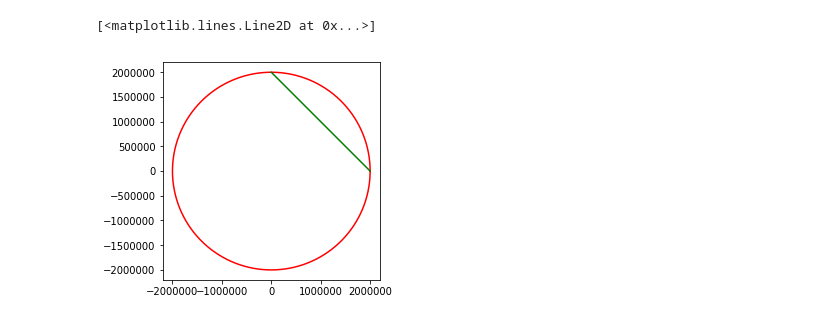
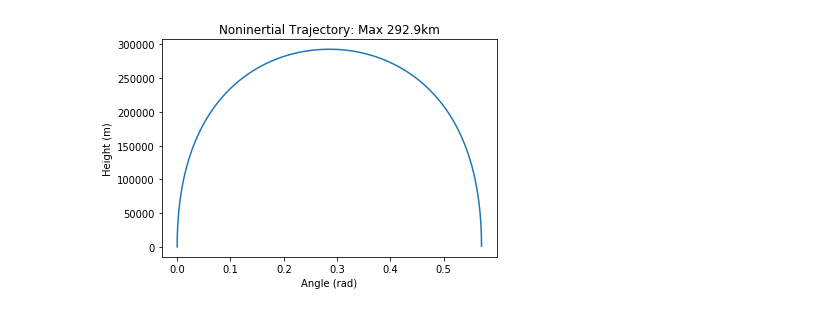
Before and after one commit to austinbeauch/thirdyearphys, a Jupyter notebook: 321A/A4_Beauchamp.ipynb, the cells around one changed output. Cells and saved outputs as stored; diff of their text form; code cells hidden in the pictures.

```diff
--- a/321A/A4_Beauchamp.ipynb
+++ b/321A/A4_Beauchamp.ipynb
@@ -6,7 +6,5 @@ from scipy.interpolate import interp1d
 # %%
 def dy_dt(y, t, omega, fcf):
     y1, y2, y3, y4 = y
-    if abs(y1) < 1e-12:
-        y1 = eps
     return [y2, 2*omega*y1*y4 + y1*(fcf * omega**2 + y4**2), y4, -(2*y2/y1)*(omega+y4)]
 # %%
@@ -81,11 +67,20 @@ plt.show()
-# %%
-plt.figure(2)
-ax = plt.axes()
-ax.set_aspect(1)
-
-plt.plot(xcirc, ycirc, 'r')
-xx = np.linspace(0, R)
-plt.plot(xx, -1*xx+R, 'g')
-# %% [output]
-[<matplotlib.lines.Line2D at 0x...>]
-[figure, removed]
+# %%
+# non inertial equations from exmaple 5.5.1, Fowles & Cassiday Analytical Mechanics, 7th ed.
+def phi_prime(t):
+    return np.arctan(omega*t/(1-omega*t)) - omega * t
+def r_prime(t):
+    return R*np.sqrt(1-2*omega*t*(1-omega*t))
+# %%
+phi_non = phi_prime(t)
+r_non  = r_prime(t)
+
+mask = x_full**2 + y_full**2 <= R**2
+h = R - r_non[mask]
+plt.plot(phi_non[mask], h)
+plt.xlabel("Angle (rad)")
+plt.ylabel("Height (m)")
+plt.title(f"Noninertial Trajectory: Max {round(h.max()/1000, 1)}km")
+
+plt.show()
+# %% [output]
+[figure, added]
```
Also changed, not shown: parts of 4 cells of this notebook, 3 other files.
